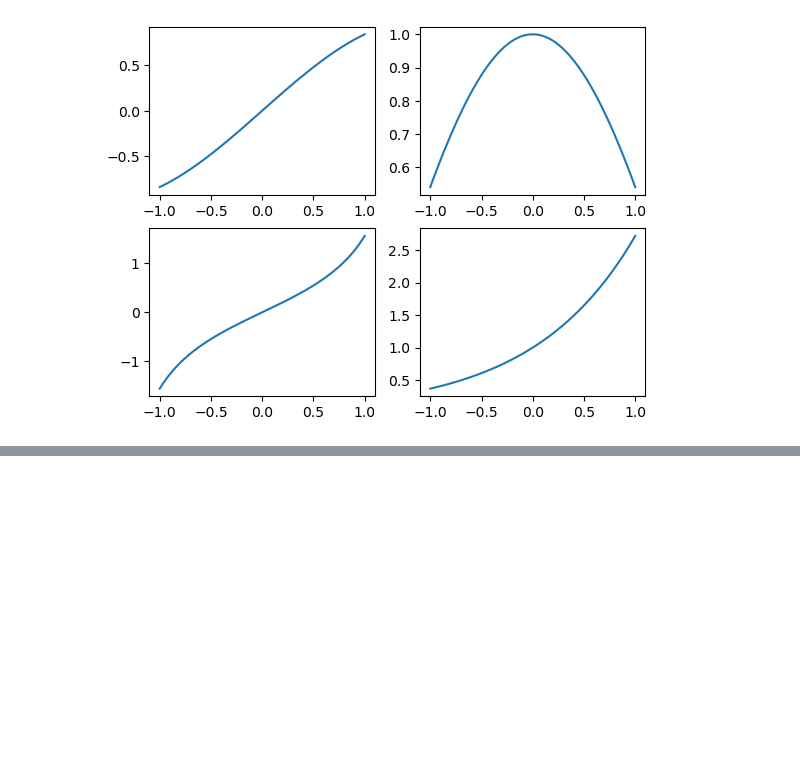
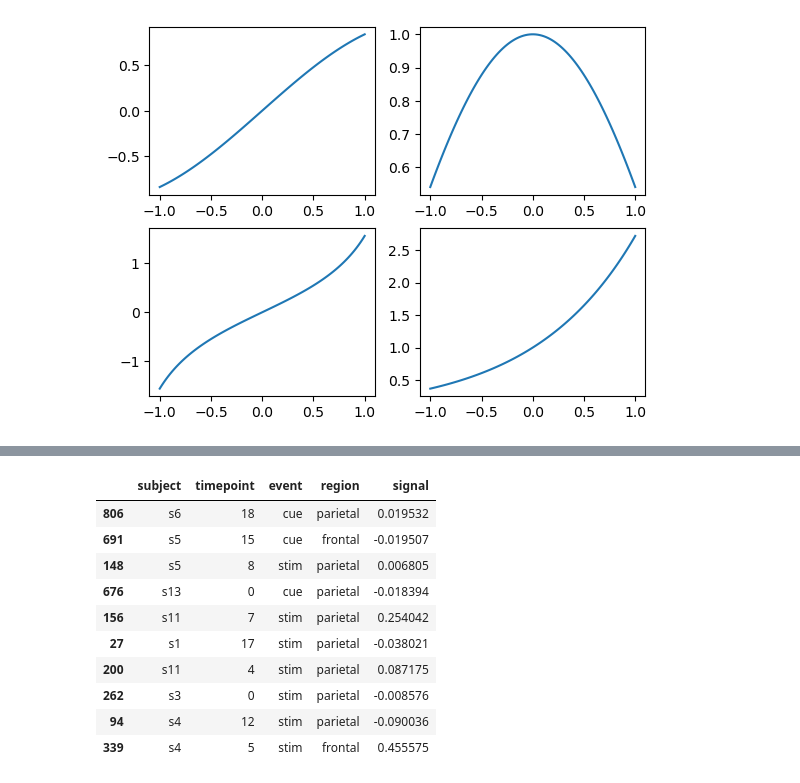
Before and after one commit to DLKDOG/python_Test, a Jupyter notebook: Ch5.ipynb, the cells around one changed output, grey strips where cells are left out. Drawn from its saved outputs; the diff is of its cells as text; code cells hidden in the pictures; blank space fills up the shorter version.

```diff
--- a/Ch5.ipynb
+++ b/Ch5.ipynb
@@ -104,0 +115,14 @@ plt.show()
+# %%
+fmri.sample(n=10,random_state=1)
+# %% [output]
+|  | subject | timepoint | event | region | signal |
+| 806 | s6 | 18 | cue | parietal | 0.019532 |
+| 691 | s5 | 15 | cue | frontal | -0.019507 |
+| 148 | s5 | 8 | stim | parietal | 0.006805 |
+| 676 | s13 | 0 | cue | parietal | -0.018394 |
+| 156 | s11 | 7 | stim | parietal | 0.254042 |
+| 27 | s1 | 17 | stim | parietal | -0.038021 |
+| 200 | s11 | 4 | stim | parietal | 0.087175 |
+| 262 | s3 | 0 | stim | parietal | -0.008576 |
+| 94 | s4 | 12 | stim | parietal | -0.090036 |
+| 339 | s4 | 5 | stim | frontal | 0.455575 |
```
Also changed, not shown: parts of 5 cells of this notebook.
